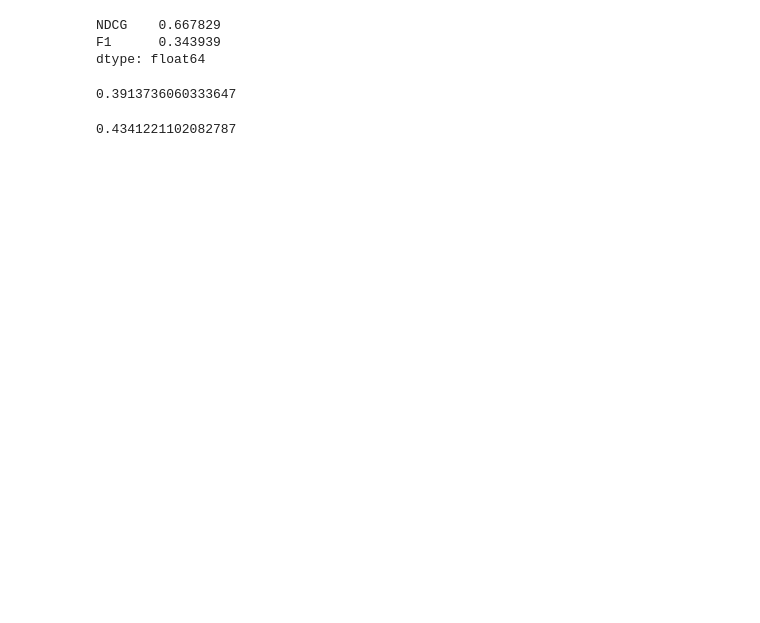
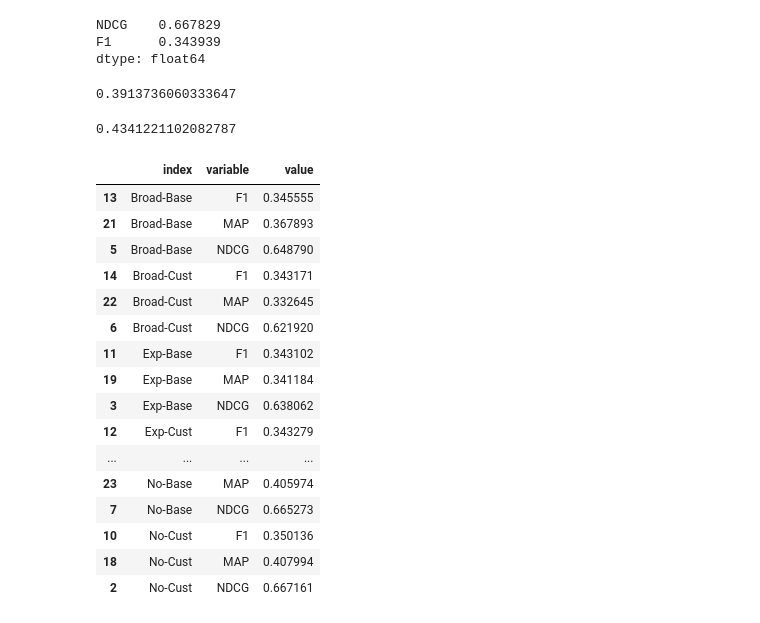
Before and after one commit to milanderson/LMI-Capstone-2020, a Jupyter notebook: 2018/comment_metadata.ipynb, the cells around one changed output. Drawn from its saved outputs; the diff is of its cells as text; code cells hidden in the pictures; blank space fills up the shorter version.

```diff
--- a/2018/comment_metadata.ipynb
+++ b/2018/comment_metadata.ipynb
@@ -694,3 +694,26 @@ narrow_cust_10_results[1]
 score_results('hybrid_narrowsyn_custstop.json', "hybrid")[1]
 # %% [output]
 0.4341221102082787
+# %%
+score_df = comparison.copy().T
+score_df.drop(score_df.tail(3).index,inplace=True)
+score_df = pd.melt(score_df.reset_index(), id_vars=['index'], value_vars=['NDCG', 'F1', 'MAP']).sort_values(['index','variable'])
+score_df
+# %% [output]
+|  | index | variable | value |
+| 13 | Broad-Base | F1 | 0.345555 |
+| 21 | Broad-Base | MAP | 0.367893 |
+| 5 | Broad-Base | NDCG | 0.648790 |
+| 14 | Broad-Cust | F1 | 0.343171 |
+| 22 | Broad-Cust | MAP | 0.332645 |
+| 6 | Broad-Cust | NDCG | 0.621920 |
+| 11 | Exp-Base | F1 | 0.343102 |
+| 19 | Exp-Base | MAP | 0.341184 |
+| 3 | Exp-Base | NDCG | 0.638062 |
+| 12 | Exp-Cust | F1 | 0.343279 |
+| ... | ... | ... | ... |
+| 23 | No-Base | MAP | 0.405974 |
+| 7 | No-Base | NDCG | 0.665273 |
+| 10 | No-Cust | F1 | 0.350136 |
+| 18 | No-Cust | MAP | 0.407994 |
+| 2 | No-Cust | NDCG | 0.667161 |
```
Also changed, not shown: parts of 3 cells of this notebook.
